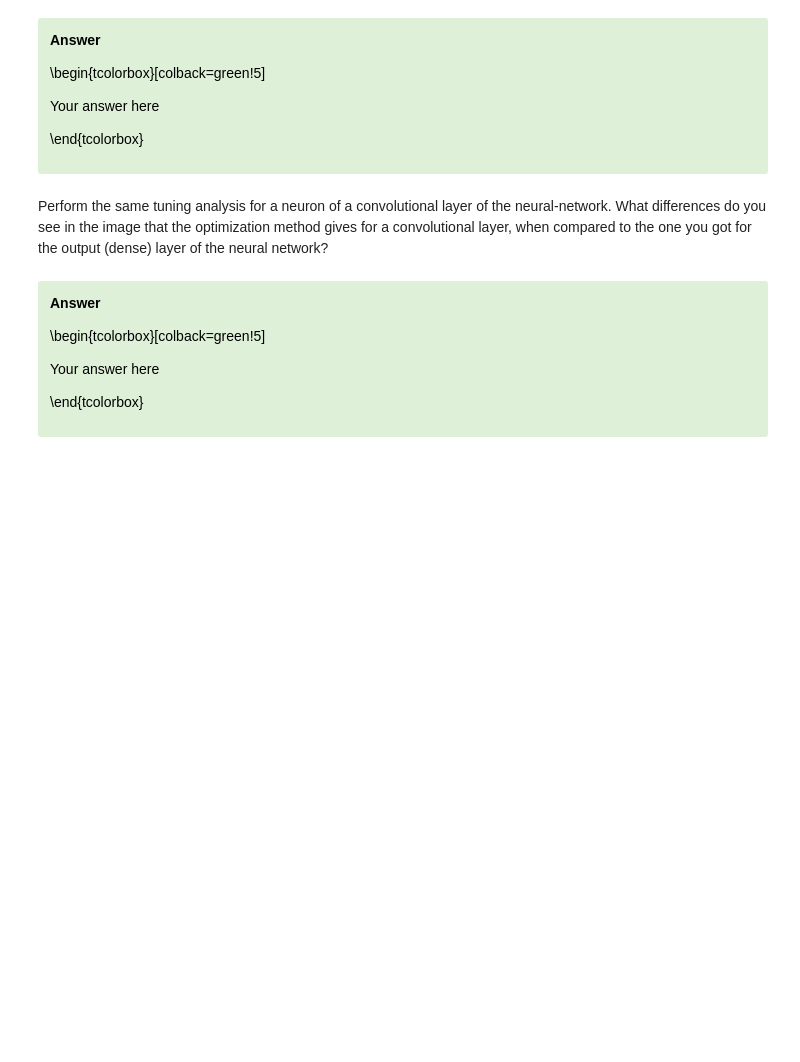
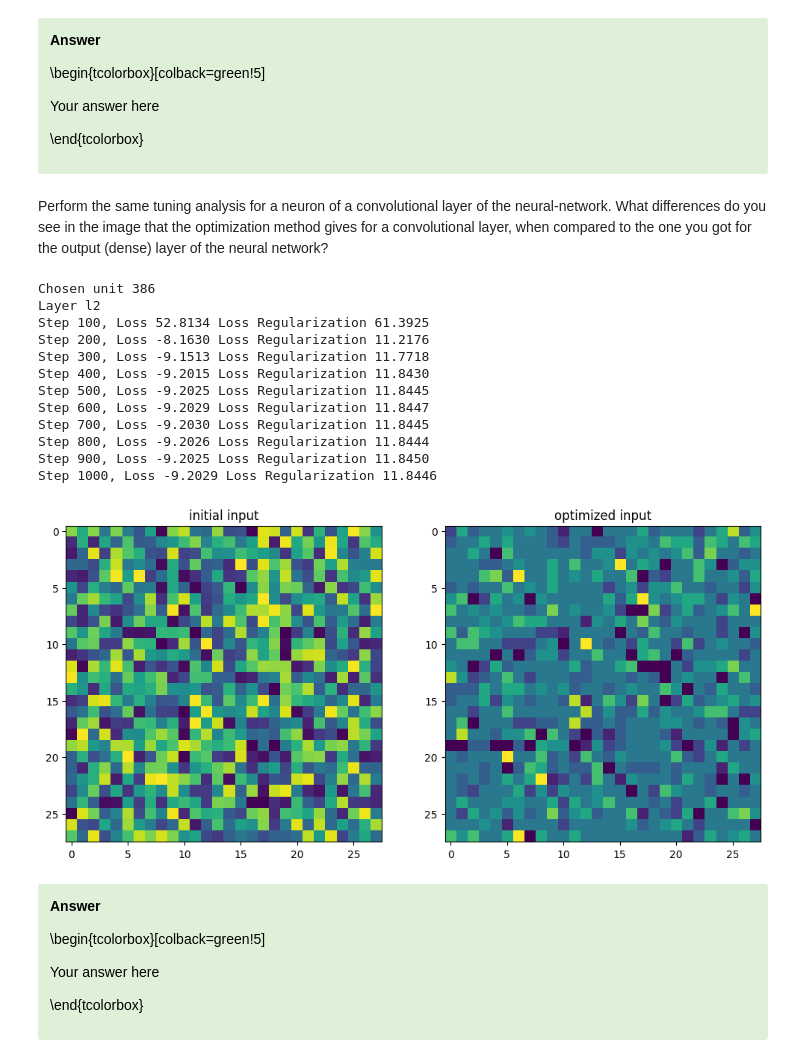
Before and after one commit to RobbeDeMuynck/CN_practicals, a Jupyter notebook: Module 4/Ex2_NeuralNetwork/Module4_NN_Group7.ipynb, the cells around one changed output. Saved outputs shown, nothing was run; the diff lists cells and outputs as text; code cells hidden in the pictures; blank space fills up the shorter version.

```diff
--- a/Module 4/Ex2_NeuralNetwork/Module4_NN_Group7.ipynb
+++ b/Module 4/Ex2_NeuralNetwork/Module4_NN_Group7.ipynb
@@ -393,7 +391,45 @@ Your answer here
 # %% [markdown]
 Perform the same tuning analysis for a neuron of a convolutional layer of the neural-network. What differences do you see in the image that the optimization method gives for a convolutional layer, when compared to the one you got for the output (dense) layer of the neural network?
 # %%
-# Your code goes here
+for i, data in enumerate(test_loader):
+    images, labels = data
+    break
+
+# Readout network activity
+net.readout = True
+activity = net(images)
+
+n_images = len(labels)
+# transform the input and output data to numpy variables
+ind = np.argsort(labels.numpy())
+images = images.detach().numpy()[ind]
+labels = labels.numpy()[ind]
+
+layer = 'l2' # the second layer is chosen
+syn_image, syn_image_init, neuron, neuron_ind = get_syn_image(layer)
+
+fig, (ax1,ax2) = plt.subplots(1,2,figsize=(12,6))
+
+ax1.imshow(syn_image_init[0,0,:,:])
+ax1.set_title('initial input')
+ax2.imshow(syn_image[0,0,:,:])
+ax2.set_title('optimized input')
+
+plt.show()
+# %% [output]
+Chosen unit 386
+Layer l2
+Step 100, Loss 52.8134 Loss Regularization 61.3925
+Step 200, Loss -8.1630 Loss Regularization 11.2176
+Step 300, Loss -9.1513 Loss Regularization 11.7718
+Step 400, Loss -9.2015 Loss Regularization 11.8430
+Step 500, Loss -9.2025 Loss Regularization 11.8445
+Step 600, Loss -9.2029 Loss Regularization 11.8447
+Step 700, Loss -9.2030 Loss Regularization 11.8445
+Step 800, Loss -9.2026 Loss Regularization 11.8444
+Step 900, Loss -9.2025 Loss Regularization 11.8450
+Step 1000, Loss -9.2029 Loss Regularization 11.8446
+[figure, added]
 # %% [markdown]
 <div class="alert alert-success">
 <span style="color:black">
```
Also changed, not shown: parts of 11 cells of this notebook.
